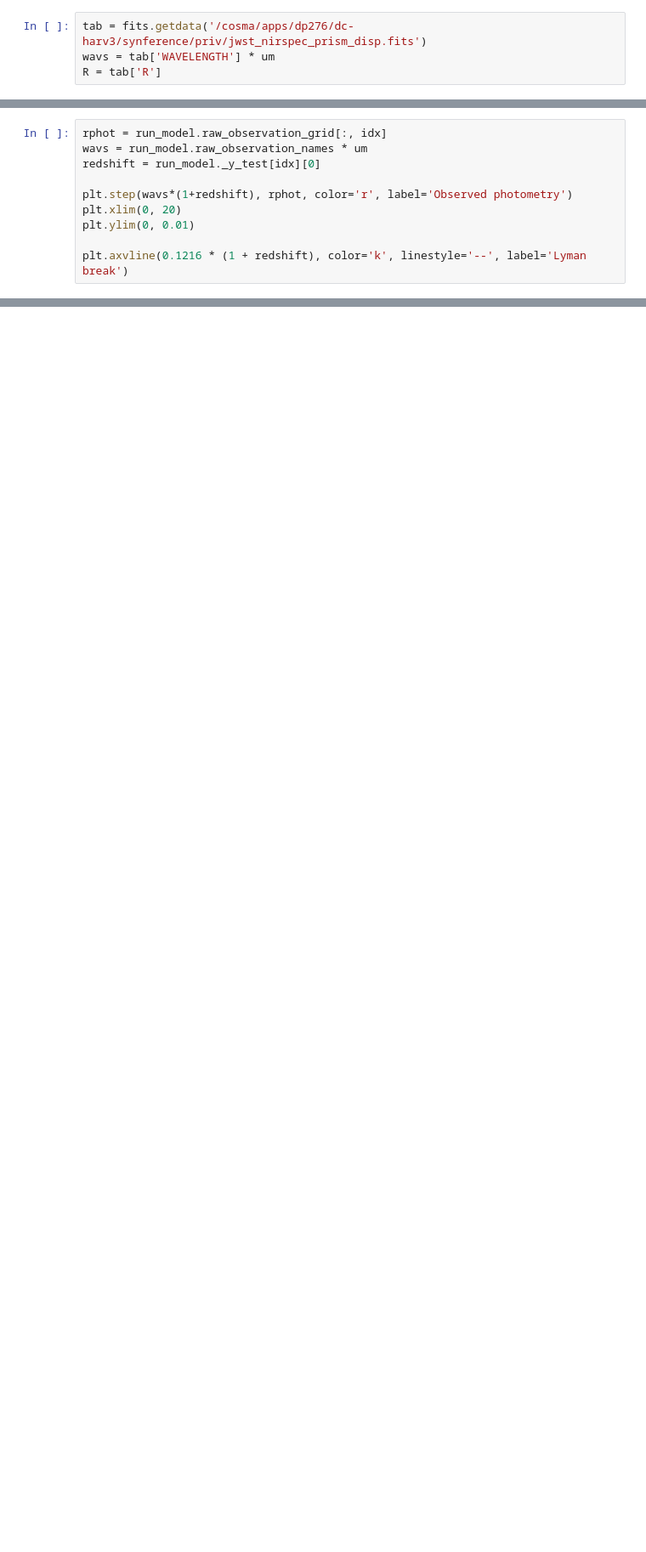
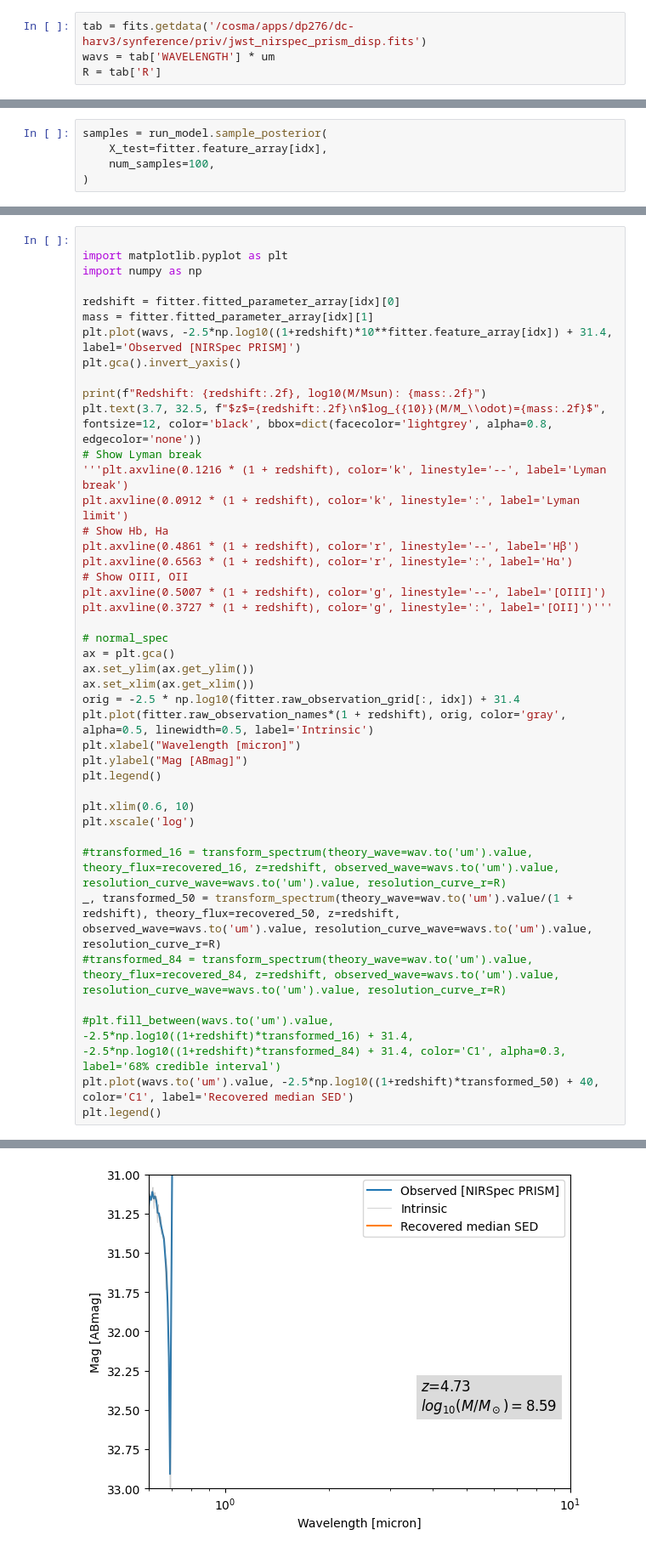
Before and after one commit to synthesizer-project/synference, a Jupyter notebook: examples/sbi/notebooks/train_spectral_model.ipynb, the cells around one changed output, grey strips where cells are left out. Shown at 85% size. Saved outputs shown, nothing was run; the diff lists cells and outputs as text; blank space fills up the shorter version.

```diff
--- a/examples/sbi/notebooks/train_spectral_model.ipynb
+++ b/examples/sbi/notebooks/train_spectral_model.ipynb
@@ -98,10 +75,0 @@ len(run_model.raw_observation_grid[:, 0])
-# %%
-rphot = run_model.raw_observation_grid[:, idx]
-wavs = run_model.raw_observation_names * um
-redshift = run_model._y_test[idx][0]
-
-plt.step(wavs*(1+redshift), rphot, color='r', label='Observed photometry')
-plt.xlim(0, 20)
-plt.ylim(0, 0.01)
-
-plt.axvline(0.1216 * (1 + redshift), color='k', linestyle='--', label='Lyman break')
@@ -110,0 +80,5 @@ plt.axvline(0.1216 * (1 + redshift), color='k', linestyle='--', label='Lyman bre
+# %%
+samples = run_model.sample_posterior(
+    X_test=fitter.feature_array[idx],
+    num_samples=100,
+)
@@ -110,0 +133,43 @@ plt.axvline(0.1216 * (1 + redshift), color='k', linestyle='--', label='Lyman bre
+# %%
+
+import matplotlib.pyplot as plt
+import numpy as np
+
+redshift = fitter.fitted_parameter_array[idx][0]
+mass = fitter.fitted_parameter_array[idx][1]
+plt.plot(wavs, -2.5*np.log10((1+redshift)*10**fitter.feature_array[idx]) + 31.4, label='Observed [NIRSpec PRISM]')
+plt.gca().invert_yaxis()
+
+print(f"Redshift: {redshift:.2f}, log10(M/Msun): {mass:.2f}")
+plt.text(3.7, 32.5, f"$z$={redshift:.2f}\n$log_{{10}}(M/M_\\odot)={mass:.2f}$", fontsize=12, color='black', bbox=dict(facecolor='lightgrey', alpha=0.8, edgecolor='none'))
+# Show Lyman break
+'''plt.axvline(0.1216 * (1 + redshift), color='k', linestyle='--', label='Lyman break')
+plt.axvline(0.0912 * (1 + redshift), color='k', linestyle=':', label='Lyman limit')
+# Show Hb, Ha
+plt.axvline(0.4861 * (1 + redshift), color='r', linestyle='--', label='Hβ')
+plt.axvline(0.6563 * (1 + redshift), color='r', linestyle=':', label='Hα')
+# Show OIII, OII
+plt.axvline(0.5007 * (1 + redshift), color='g', linestyle='--', label='[OIII]')
+plt.axvline(0.3727 * (1 + redshift), color='g', linestyle=':', label='[OII]')'''
+
+# normal_spec
+ax = plt.gca()
+ax.set_ylim(ax.get_ylim())
+ax.set_xlim(ax.get_xlim())
+orig = -2.5 * np.log10(fitter.raw_observation_grid[:, idx]) + 31.4
+plt.plot(fitter.raw_observation_names*(1 + redshift), orig, color='gray', alpha=0.5, linewidth=0.5, label='Intrinsic')
+plt.xlabel("Wavelength [micron]")
+plt.ylabel("Mag [ABmag]")
+plt.legend()
+
+plt.xlim(0.6, 10)
+plt.xscale('log')
+
+#transformed_16 = transform_spectrum(theory_wave=wav.to('um').value, theory_flux=recovered_16, z=redshift, observed_wave=wavs.to('um').value, resolution_curve_wave=wavs.to('um').value, resolution_curve_r=R)
+_, transformed_50 = transform_spectrum(theory_wave=wav.to('um').value/(1 + redshift), theory_flux=recovered_50, z=redshift, observed_wave=wavs.to('um').value, resolution_curve_wave=wavs.to('um').value, resolution_curve_r=R)
+#transformed_84 = transform_spectrum(theory_wave=wav.to('um').value, theory_flux=recovered_84, z=redshift, observed_wave=wavs.to('um').value, resolution_curve_wave=wavs.to('um').value, resolution_curve_r=R)
+
+#plt.fill_between(wavs.to('um').value, -2.5*np.log10((1+redshift)*transformed_16) + 31.4, -2.5*np.log10((1+redshift)*transformed_84) + 31.4, color='C1', alpha=0.3, label='68% credible interval')
+plt.plot(wavs.to('um').value, -2.5*np.log10((1+redshift)*transformed_50) + 40, color='C1', label='Recovered median SED')
+plt.legend()
+# %% [output]
@@ -110,0 +178 @@ plt.axvline(0.1216 * (1 + redshift), color='k', linestyle='--', label='Lyman bre
+[figure, added]
```
Also changed, not shown: parts of 18 cells of this notebook, 5 other files.
